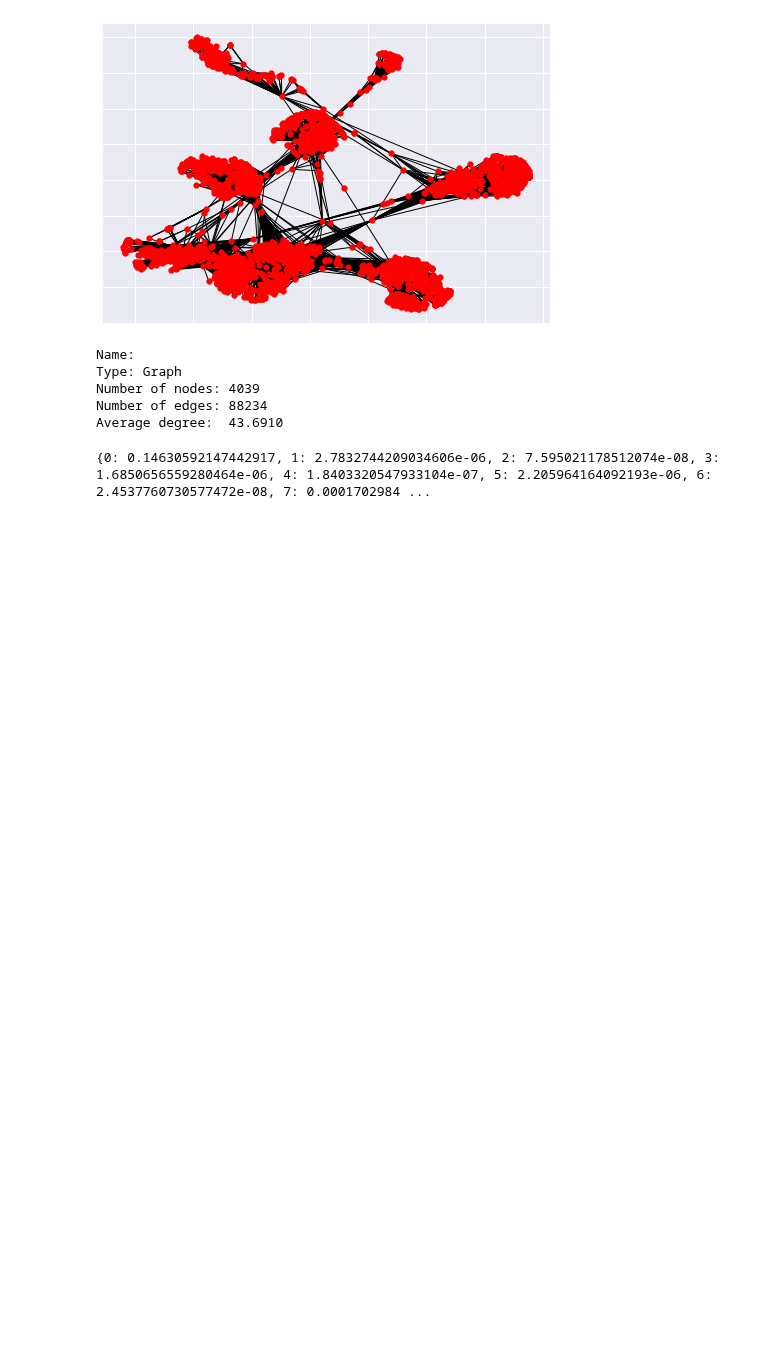
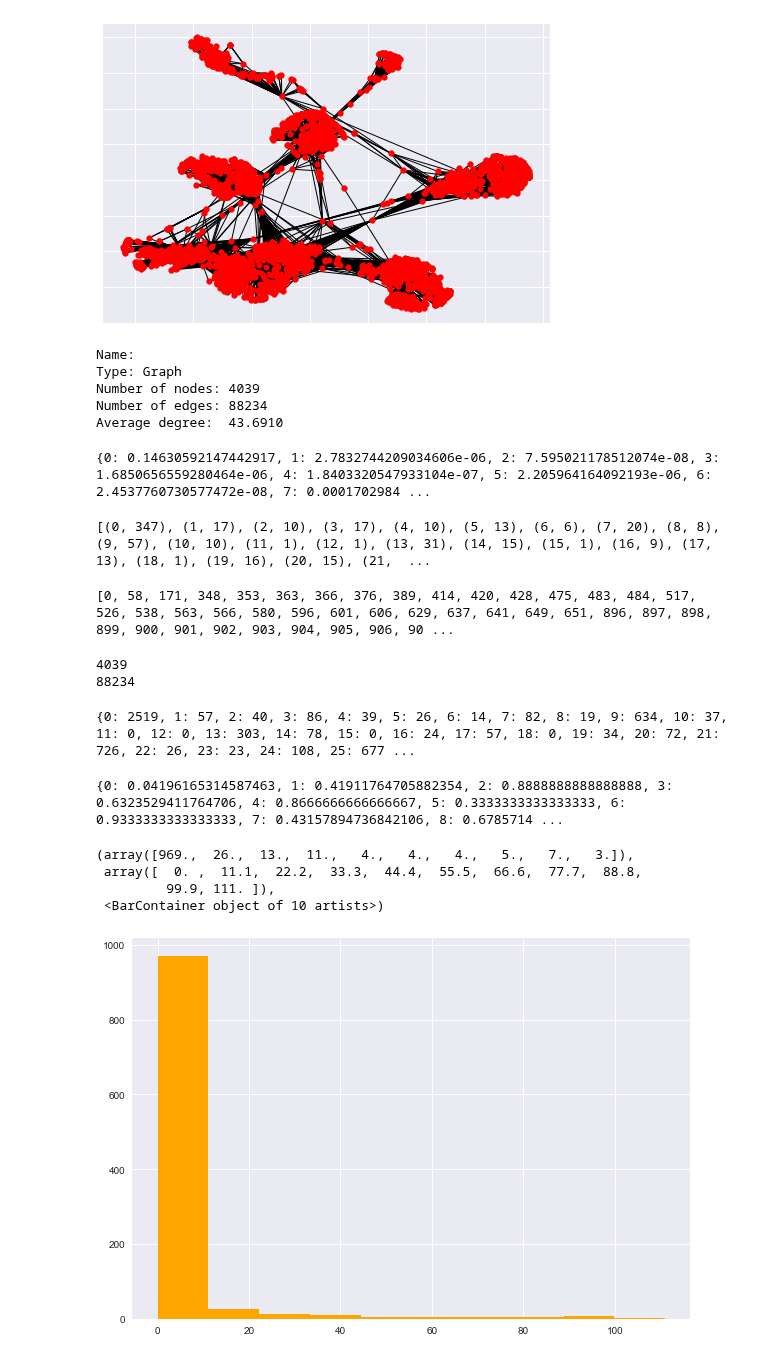
Before and after one commit to JayantGoel001/GraphsAndSocialNetworkAnalytics, a Jupyter notebook: Facebook Social Network Analysis.ipynb, the cells around one changed output. Saved outputs shown, nothing was run; the diff lists cells and outputs as text; code cells hidden in the pictures; blank space fills up the shorter version.

```diff
--- a/Facebook Social Network Analysis.ipynb
+++ b/Facebook Social Network Analysis.ipynb
@@ -22,3 +23,35 @@ Average degree:  43.6910
 print(nx.betweenness_centrality(fb,normalized=True))
 # %% [output]
 {0: 0.14630592147442917, 1: 2.7832744209034606e-06, 2: 7.595021178512074e-08, 3: 1.6850656559280464e-06, 4: 1.8403320547933104e-07, 5: 2.205964164092193e-06, 6: 2.4537760730577472e-08, 7: 0.0001702984 ...
+# %%
+print(fb.degree())
+# %% [output]
+[(0, 347), (1, 17), (2, 10), (3, 17), (4, 10), (5, 13), (6, 6), (7, 20), (8, 8), (9, 57), (10, 10), (11, 1), (12, 1), (13, 31), (14, 15), (15, 1), (16, 9), (17, 13), (18, 1), (19, 16), (20, 15), (21,  ...
+# %%
+print(list(fb.neighbors(107)))
+# %% [output]
+[0, 58, 171, 348, 353, 363, 366, 376, 389, 414, 420, 428, 475, 483, 484, 517, 526, 538, 563, 566, 580, 596, 601, 606, 629, 637, 641, 649, 651, 896, 897, 898, 899, 900, 901, 902, 903, 904, 905, 906, 90 ...
+# %%
+print(fb.order()) #nodes
+print(fb.size())  #edges
+# %% [output]
+4039
+88234
+# %%
+print(nx.triangles(fb))
+# %% [output]
+{0: 2519, 1: 57, 2: 40, 3: 86, 4: 39, 5: 26, 6: 14, 7: 82, 8: 19, 9: 634, 10: 37, 11: 0, 12: 0, 13: 303, 14: 78, 15: 0, 16: 24, 17: 57, 18: 0, 19: 34, 20: 72, 21: 726, 22: 26, 23: 23, 24: 108, 25: 677 ...
+# %%
+print(nx.clustering(fb))
+# %% [output]
+{0: 0.04196165314587463, 1: 0.41911764705882354, 2: 0.8888888888888888, 3: 0.6323529411764706, 4: 0.8666666666666667, 5: 0.3333333333333333, 6: 0.9333333333333333, 7: 0.43157894736842106, 8: 0.6785714 ...
+# %%
+plt.figure(figsize=(10,7))
+hst = nx.degree_histogram(fb)
+plt.hist(hst,bins=10,color='orange')
+# %% [output]
+(array([969.,  26.,  13.,  11.,   4.,   4.,   4.,   5.,   7.,   3.]),
+ array([  0. ,  11.1,  22.2,  33.3,  44.4,  55.5,  66.6,  77.7,  88.8,
+         99.9, 111. ]),
+ <BarContainer object of 10 artists>)
+[figure, added]
```
Also changed, not shown: parts of 5 cells of this notebook, 2 other files.
